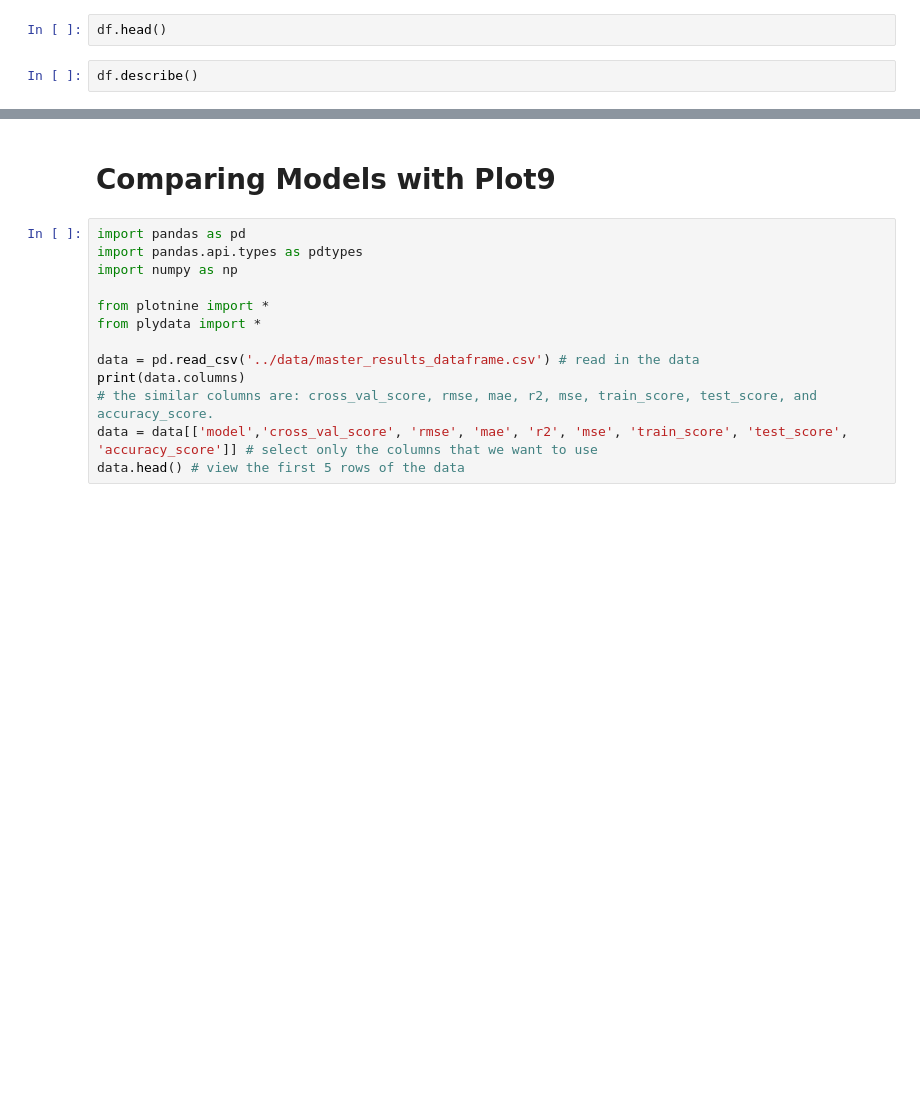
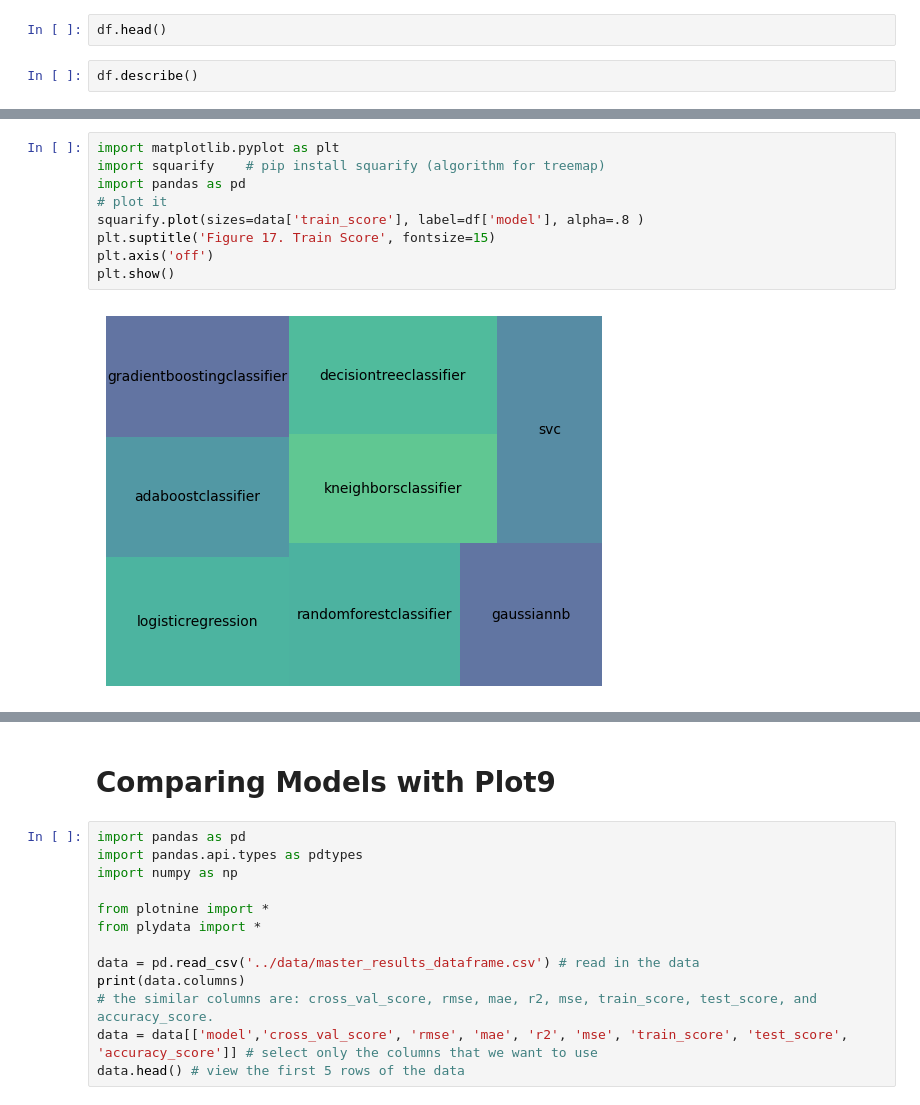
Before and after one commit to grahamwaters/Reddit-NLP-Analysis, a Jupyter notebook: notebooks/03_data_viz.ipynb, the cells around one changed output, grey strips where cells are left out. Cells and saved outputs as stored; diff of their text form; blank space fills up the shorter version.

```diff
--- a/notebooks/03_data_viz.ipynb
+++ b/notebooks/03_data_viz.ipynb
@@ -339,0 +364,11 @@ data.head() # view the first 5 rows of the data
+# %%
+import matplotlib.pyplot as plt
+import squarify    # pip install squarify (algorithm for treemap)
+import pandas as pd
+# plot it
+squarify.plot(sizes=data['train_score'], label=df['model'], alpha=.8 )
+plt.suptitle('Figure 17. Train Score', fontsize=15)
+plt.axis('off')
+plt.show()
+# %% [output]
+[figure, added]
```
Also changed, not shown: parts of 2 cells of this notebook, 4 other files.
